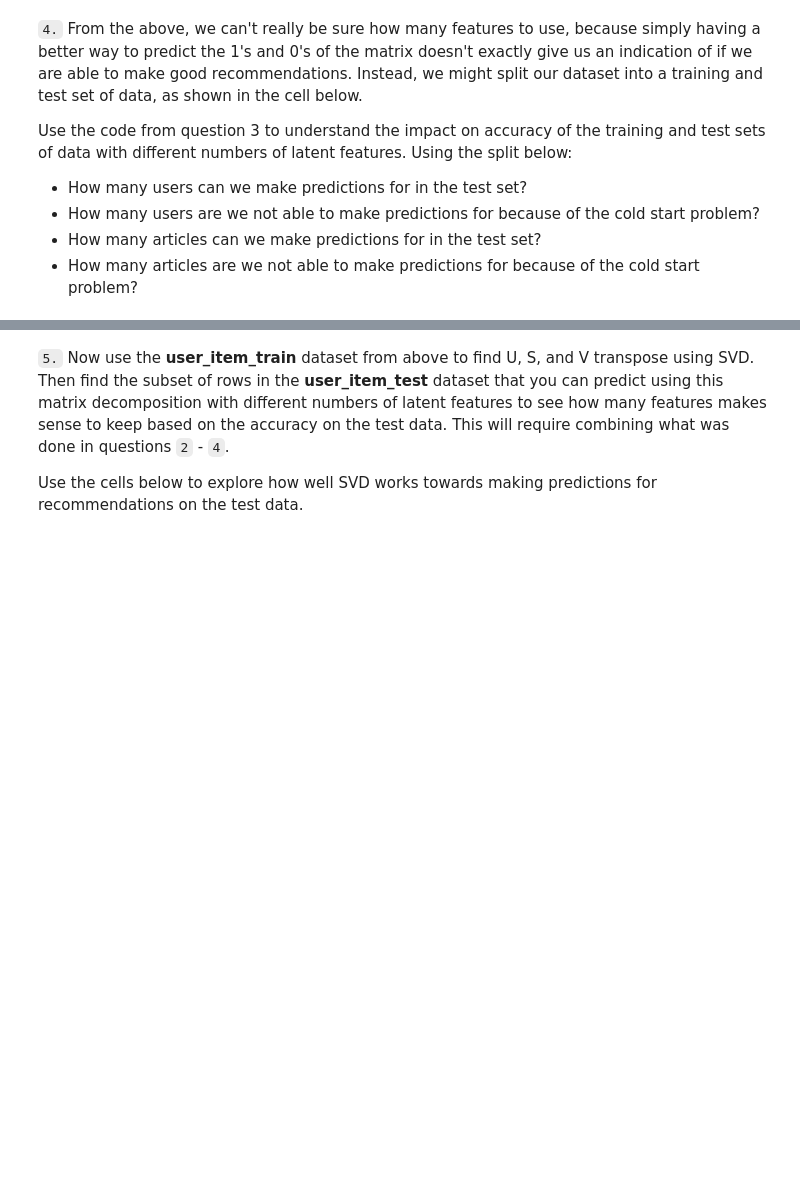
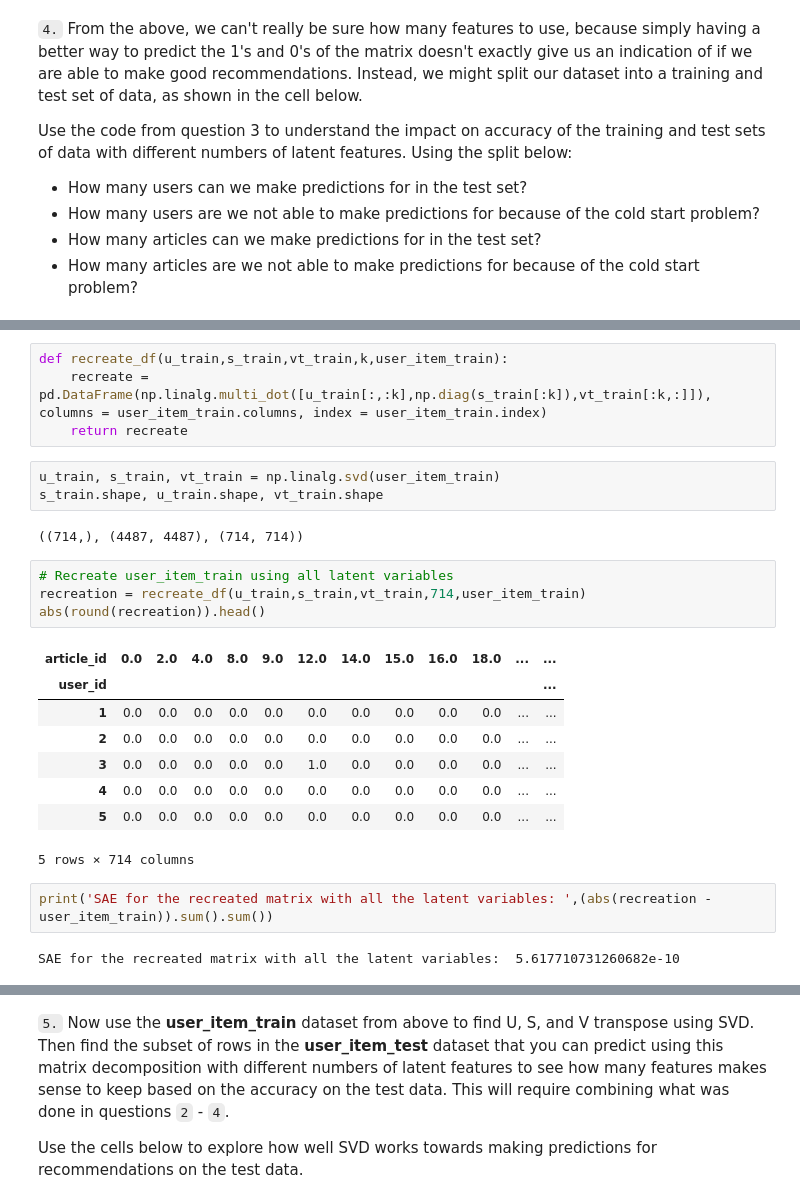
Before and after one commit to paul-stubley/Udacity, a Jupyter notebook: Project_4__Recommendation_Engines/Recommendations_with_IBM.ipynb, the cells around one changed output, grey strips where cells are left out. Drawn from its saved outputs; the diff is of its cells as text; blank space fills up the shorter version.

```diff
--- a/Project_4__Recommendation_Engines/Recommendations_with_IBM.ipynb
+++ b/Project_4__Recommendation_Engines/Recommendations_with_IBM.ipynb
@@ -724,3 +803,29 @@ def create_test_and_train_user_item(df_train, df_test):
     return user_item_train, user_item_test, test_idx, test_arts
 
 user_item_train, user_item_test, test_idx, test_arts = create_test_and_train_user_item(df_train, df_test)
+# %%
+def recreate_df(u_train,s_train,vt_train,k,user_item_train):
+    recreate = pd.DataFrame(np.linalg.multi_dot([u_train[:,:k],np.diag(s_train[:k]),vt_train[:k,:]]), columns = user_item_train.columns, index = user_item_train.index)
+    return recreate
+# %%
+u_train, s_train, vt_train = np.linalg.svd(user_item_train)
+s_train.shape, u_train.shape, vt_train.shape
+# %% [output]
+((714,), (4487, 4487), (714, 714))
+# %%
+# Recreate user_item_train using all latent variables
+recreation = recreate_df(u_train,s_train,vt_train,714,user_item_train)
+abs(round(recreation)).head()
+# %% [output]
+| article_id | 0.0 | 2.0 | 4.0 | 8.0 | 9.0 | 12.0 | 14.0 | 15.0 | 16.0 | 18.0 | ... | ... |
+| user_id |  |  |  |  |  |  |  |  |  |  |  | ... |
+| 1 | 0.0 | 0.0 | 0.0 | 0.0 | 0.0 | 0.0 | 0.0 | 0.0 | 0.0 | 0.0 | ... | ... |
+| 2 | 0.0 | 0.0 | 0.0 | 0.0 | 0.0 | 0.0 | 0.0 | 0.0 | 0.0 | 0.0 | ... | ... |
+| 3 | 0.0 | 0.0 | 0.0 | 0.0 | 0.0 | 1.0 | 0.0 | 0.0 | 0.0 | 0.0 | ... | ... |
+| 4 | 0.0 | 0.0 | 0.0 | 0.0 | 0.0 | 0.0 | 0.0 | 0.0 | 0.0 | 0.0 | ... | ... |
+| 5 | 0.0 | 0.0 | 0.0 | 0.0 | 0.0 | 0.0 | 0.0 | 0.0 | 0.0 | 0.0 | ... | ... |
+5 rows × 714 columns
+# %%
+print('SAE for the recreated matrix with all the latent variables: ',(abs(recreation - user_item_train)).sum().sum())
+# %% [output]
+SAE for the recreated matrix with all the latent variables:  5.617710731260682e-10
```
Also changed, not shown: parts of 41 cells of this notebook, 1 other file.
